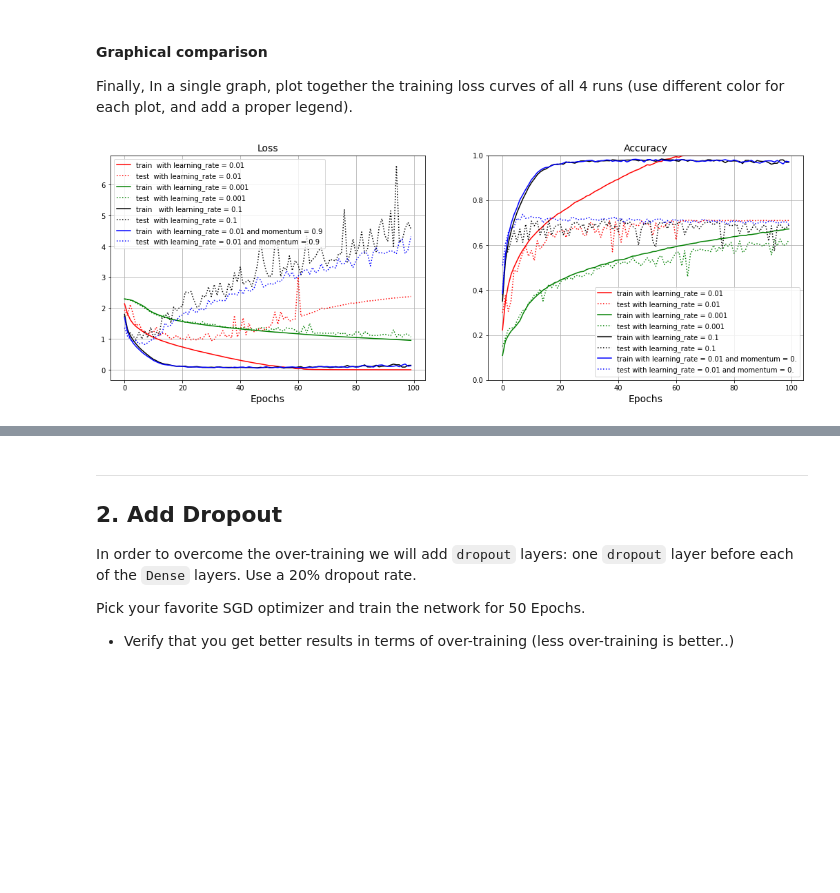
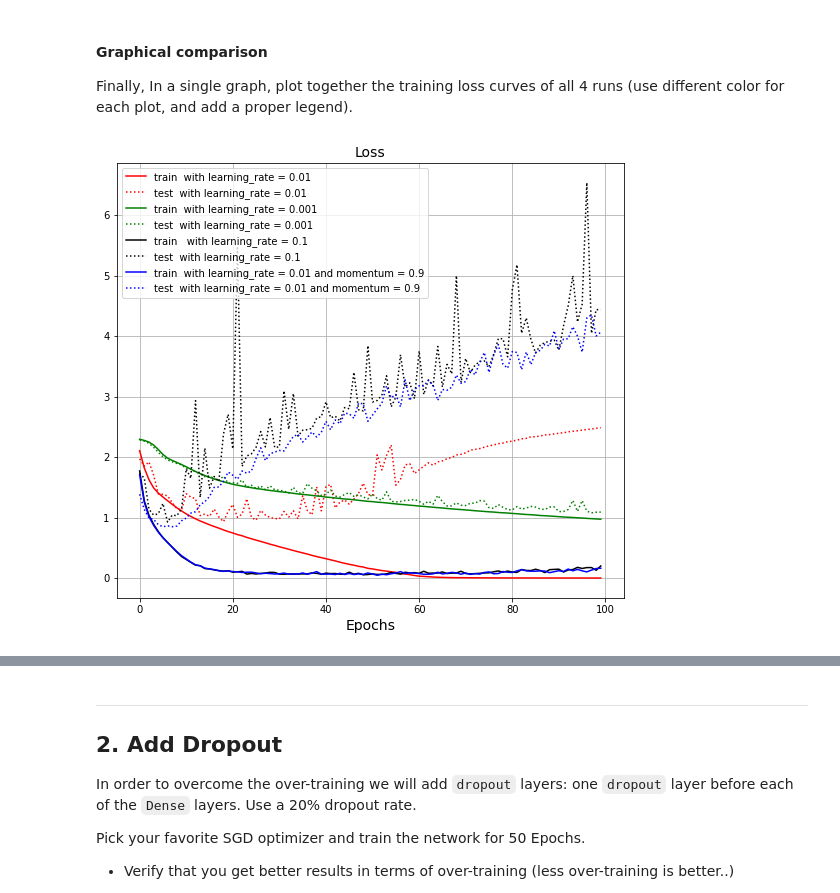
Before and after one commit to JustAlex5/deep_learning, a Jupyter notebook: ex4.ipynb, the cells around one changed output, grey strips where cells are left out. Saved outputs shown, nothing was run; the diff lists cells and outputs as text; code cells hidden in the pictures; blank space fills up the shorter version.

```diff
--- a/ex4.ipynb
+++ b/ex4.ipynb
@@ -238,42 +238,24 @@ Finally, In a single graph, plot together the training loss curves of all 4 runs
 # %%
         ################################
         ###  your code goes here...  ###
         ################################
 
-plt.figure(figsize=(18,6))
+plt.figure(figsize=(20,8))
 plt.subplot(1,2,1)
 plt.plot(history1.history['loss'],'r', label='train  with learning_rate = 0.01')
 plt.plot(history1.history['val_loss'],':r', label='test  with learning_rate = 0.01')
 
 plt.plot(history2.history['loss'],'g', label='train  with learning_rate = 0.001 ')
 plt.plot(history2.history['val_loss'],':g', label='test  with learning_rate = 0.001')
 
 plt.plot(history3.history['loss'],'k', label='train   with learning_rate = 0.1')
 plt.plot(history3.history['val_loss'],':k', label='test  with learning_rate = 0.1')
 
 plt.plot(history4.history['loss'],'b', label='train  with learning_rate = 0.01 and momentum = 0.9')
 plt.plot(history4.history['val_loss'],':b', label='test  with learning_rate = 0.01 and momentum = 0.9')
 plt.title('Loss',fontsize=14)
 plt.xlabel('Epochs',fontsize=14)
 plt.legend()
 plt.grid()
-
-plt.subplot(1,2,2)
-plt.plot(history1.history['accuracy'],'r', label='train with learning_rate = 0.01')
-plt.plot(history1.history['val_accuracy'],':r', label='test with learning_rate = 0.01')
-
-plt.plot(history2.history['accuracy'],'g', label='train with learning_rate = 0.001 ')
-plt.plot(history2.history['val_accuracy'],':g', label='test with learning_rate = 0.001')
-
-plt.plot(history3.history['accuracy'],'k', label='train with learning_rate = 0.1')
-plt.plot(history3.history['val_accuracy'],':k', label='test with learning_rate = 0.1')
-
-plt.plot(history4.history['accuracy'],'b', label='train with learning_rate = 0.01 and momentum = 0.')
-plt.plot(history4.history['val_accuracy'],':b', label='test with learning_rate = 0.01 and momentum = 0.')
-plt.ylim([0, 1])
-plt.title('Accuracy',fontsize=14)
-plt.xlabel('Epochs',fontsize=14)
-plt.legend()
-plt.grid()
 # %% [output]
-[figure, old version]
+[figure, new version]
```
Also changed, not shown: parts of 8 cells of this notebook.
